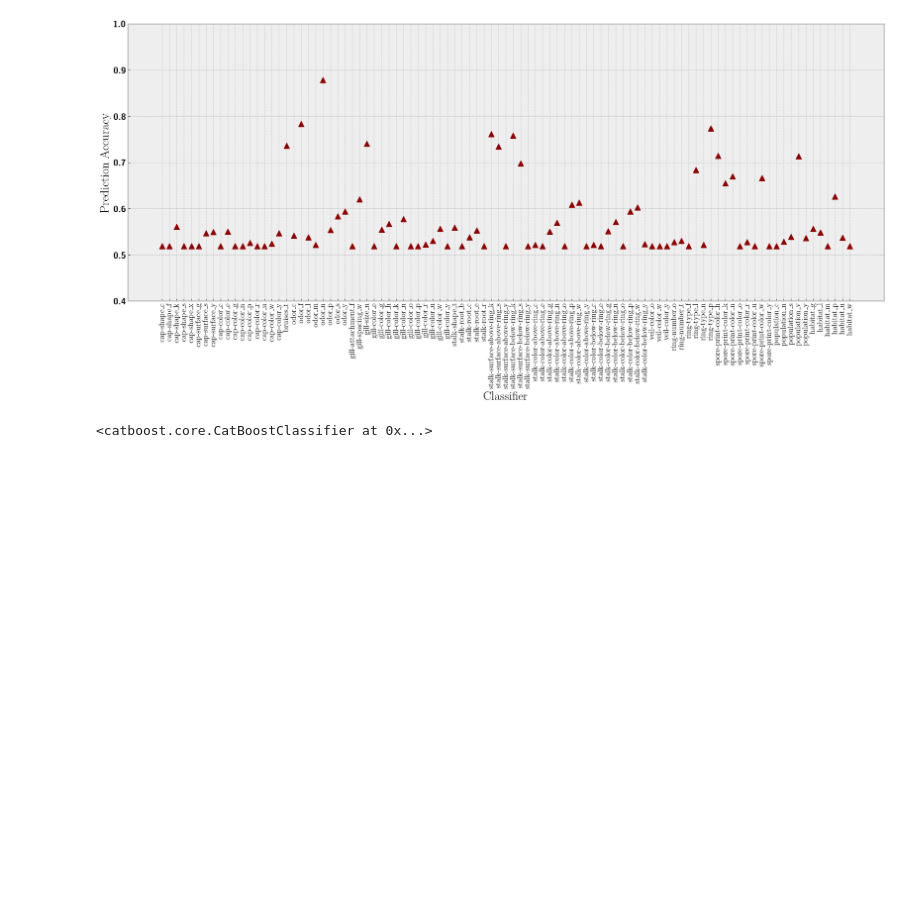
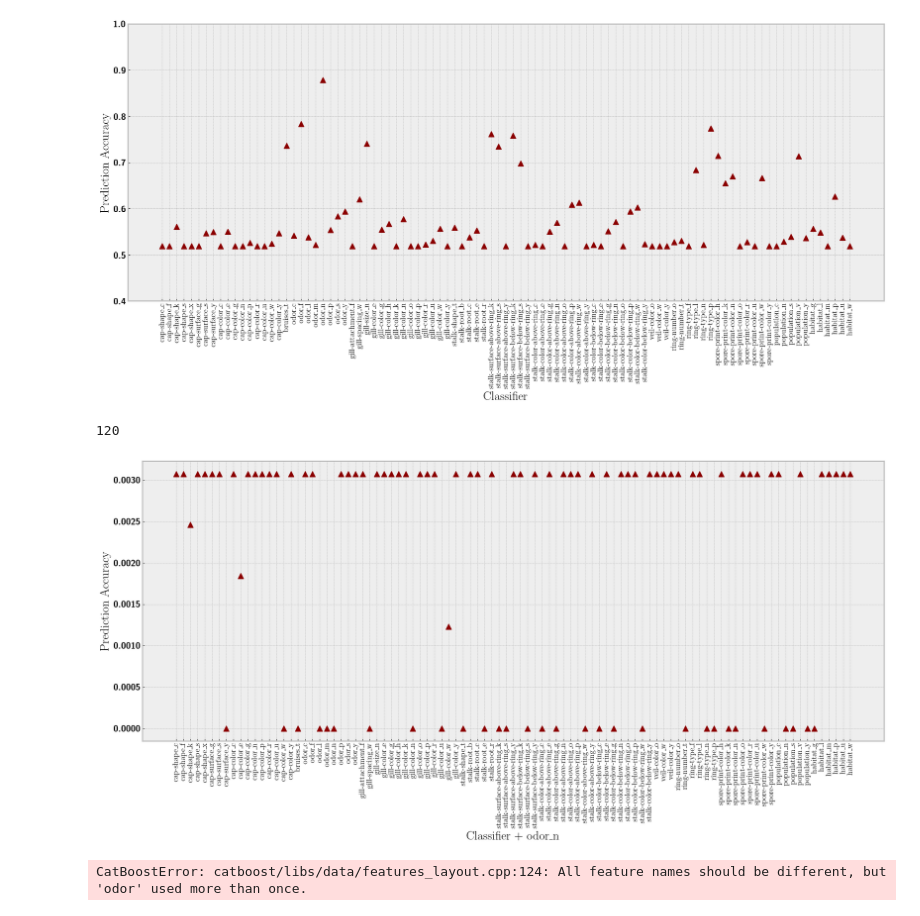
Before and after one commit to evanfrang/mushroom_classification, a Jupyter notebook: mush_class.ipynb, the cells around one changed output. Saved outputs shown, nothing was run; the diff lists cells and outputs as text; code cells hidden in the pictures; blank space fills up the shorter version.

```diff
--- a/mush_class.ipynb
+++ b/mush_class.ipynb
@@ -121,4 +122,47 @@ model = CatBoostClassifier(cat_features=['odor'], verbose=0)
-# %%
-model.fit(X_train, Y_train)
-# %% [output]
-<catboost.core.CatBoostClassifier at 0x...>
+# %%
+count = 0
+for row in df.itertuples(index=True, name='Row'):
+    if row.edibility == 'p' and row.odor == 'n':
+        count +=1
+print(count)
+# %% [output]
+120
+# %%
+max_idx = accurs.index(max(accurs))
+# %%
+def double_classifier(classifier_index):
+    clf = tree.DecisionTreeClassifier()
+    X = df_encoded.iloc[:, [classifier_index, max_idx]]
+    Y = df_encoded['edibility']
+    X_train, X_test, Y_train, Y_test = \
+        train_test_split(X, Y, test_size=0.2, random_state=42)
+    clf = clf.fit(X_train,Y_train)
+
+    Y_pred = clf.predict(X_test)
+    accuracy = metrics.accuracy_score(Y_test, Y_pred)
+    return accuracy
+# %%
+accurs_2 = [double_classifier(i) for i in ids]
+accurs_diff = [(accurs_2[i] - accurs[i]) for i in range(len(accurs_2))]
+# %%
+fig, ax = plt.subplots(figsize=(20, 10))
+ax.plot(classi, accurs_diff, '^', color='darkred', markersize=10)
+ax.set_ylabel("Prediction Accuracy")
+ax.set_xlabel("Classifier + odor_n")
+ax.tick_params(axis='x', rotation=90)
+plt.tight_layout()
+plt.show()
+# %% [output]
+[figure, added]
+# %%
+model = CatBoostClassifier(cat_features=['odor', 'odor'], verbose=0)
+X = df.iloc[:, [5,5]]
+Y = df['edibility']
+X_train, X_test, Y_train, Y_test = \
+    train_test_split(X, Y, test_size=0.2, random_state=42)
+cat = model.fit(X_train, Y_train)
+Y_pred = cat.predict(X_test)
+accuracy = metrics.accuracy_score(Y_test, Y_pred)
+print(accuracy)
+# %% [output]
+CatBoostError: catboost/libs/data/features_layout.cpp:124: All feature names should be different, but 'odor' used more than once.
```
Also changed, not shown: parts of 10 cells of this notebook.
